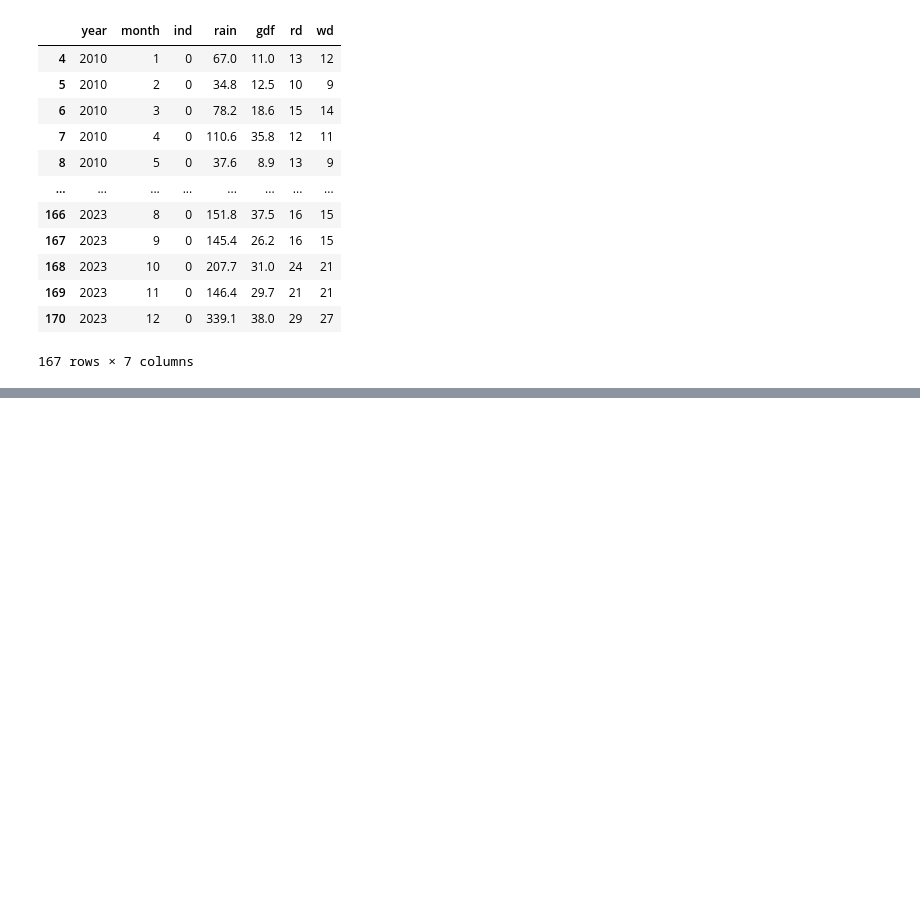
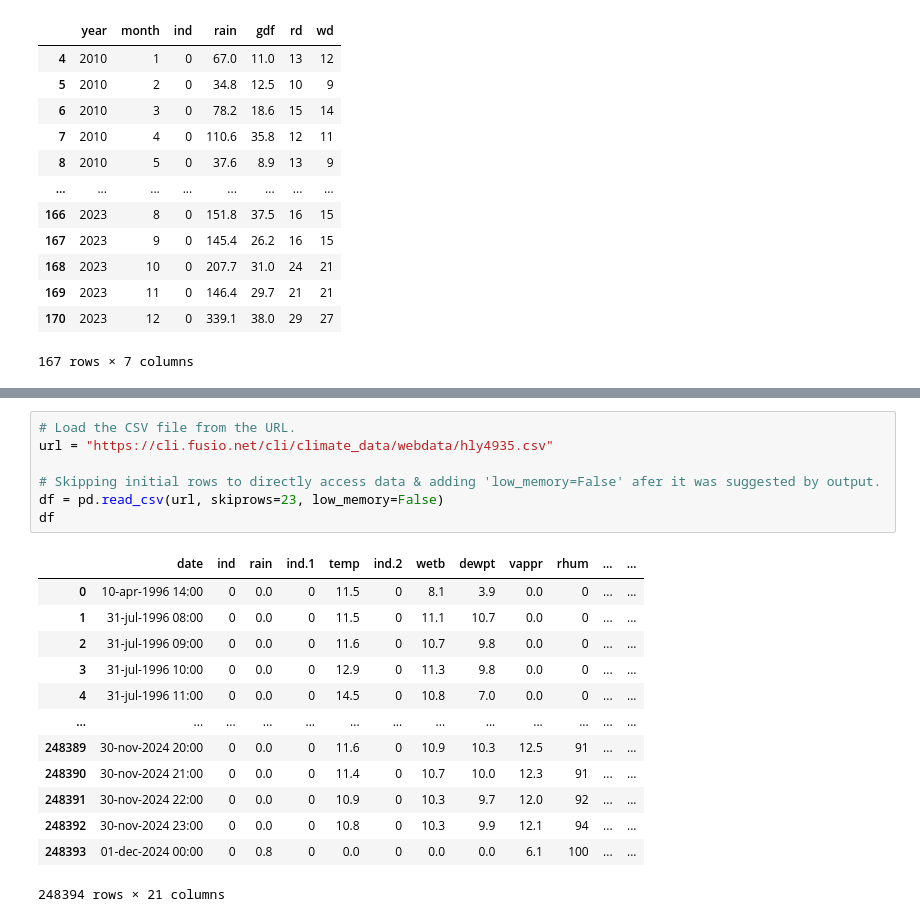
Before and after one commit to MattiDoubleU/PFDA, a Jupyter notebook: Project/Project2024.ipynb, the cells around one changed output, grey strips where cells are left out. Saved outputs shown, nothing was run; the diff lists cells and outputs as text; blank space fills up the shorter version.

```diff
--- a/Project/Project2024.ipynb
+++ b/Project/Project2024.ipynb
@@ -130,4 +87,25 @@ plt.tight_layout()
 plt.show()
 # %% [output]
 [figure]
+# %%
+# Load the CSV file from the URL.
+url = "https://cli.fusio.net/cli/climate_data/webdata/hly4935.csv"
+
+# Skipping initial rows to directly access data & adding 'low_memory=False' afer it was suggested by output.
+df = pd.read_csv(url, skiprows=23, low_memory=False)
+df
+# %% [output]
+|  | date | ind | rain | ind.1 | temp | ind.2 | wetb | dewpt | vappr | rhum | ... | ... |
+| 0 | 10-apr-1996 14:00 | 0 | 0.0 | 0 | 11.5 | 0 | 8.1 | 3.9 | 0.0 | 0 | ... | ... |
+| 1 | 31-jul-1996 08:00 | 0 | 0.0 | 0 | 11.5 | 0 | 11.1 | 10.7 | 0.0 | 0 | ... | ... |
+| 2 | 31-jul-1996 09:00 | 0 | 0.0 | 0 | 11.6 | 0 | 10.7 | 9.8 | 0.0 | 0 | ... | ... |
+| 3 | 31-jul-1996 10:00 | 0 | 0.0 | 0 | 12.9 | 0 | 11.3 | 9.8 | 0.0 | 0 | ... | ... |
+| 4 | 31-jul-1996 11:00 | 0 | 0.0 | 0 | 14.5 | 0 | 10.8 | 7.0 | 0.0 | 0 | ... | ... |
+| ... | ... | ... | ... | ... | ... | ... | ... | ... | ... | ... | ... | ... |
+| 248389 | 30-nov-2024 20:00 | 0 | 0.0 | 0 | 11.6 | 0 | 10.9 | 10.3 | 12.5 | 91 | ... | ... |
+| 248390 | 30-nov-2024 21:00 | 0 | 0.0 | 0 | 11.4 | 0 | 10.7 | 10.0 | 12.3 | 91 | ... | ... |
+| 248391 | 30-nov-2024 22:00 | 0 | 0.0 | 0 | 10.9 | 0 | 10.3 | 9.7 | 12.0 | 92 | ... | ... |
+| 248392 | 30-nov-2024 23:00 | 0 | 0.0 | 0 | 10.8 | 0 | 10.3 | 9.9 | 12.1 | 94 | ... | ... |
+| 248393 | 01-dec-2024 00:00 | 0 | 0.8 | 0 | 0.0 | 0 | 0.0 | 0.0 | 6.1 | 100 | ... | ... |
+248394 rows × 21 columns
 # %%
```
Also changed, not shown: parts of 6 cells of this notebook.
